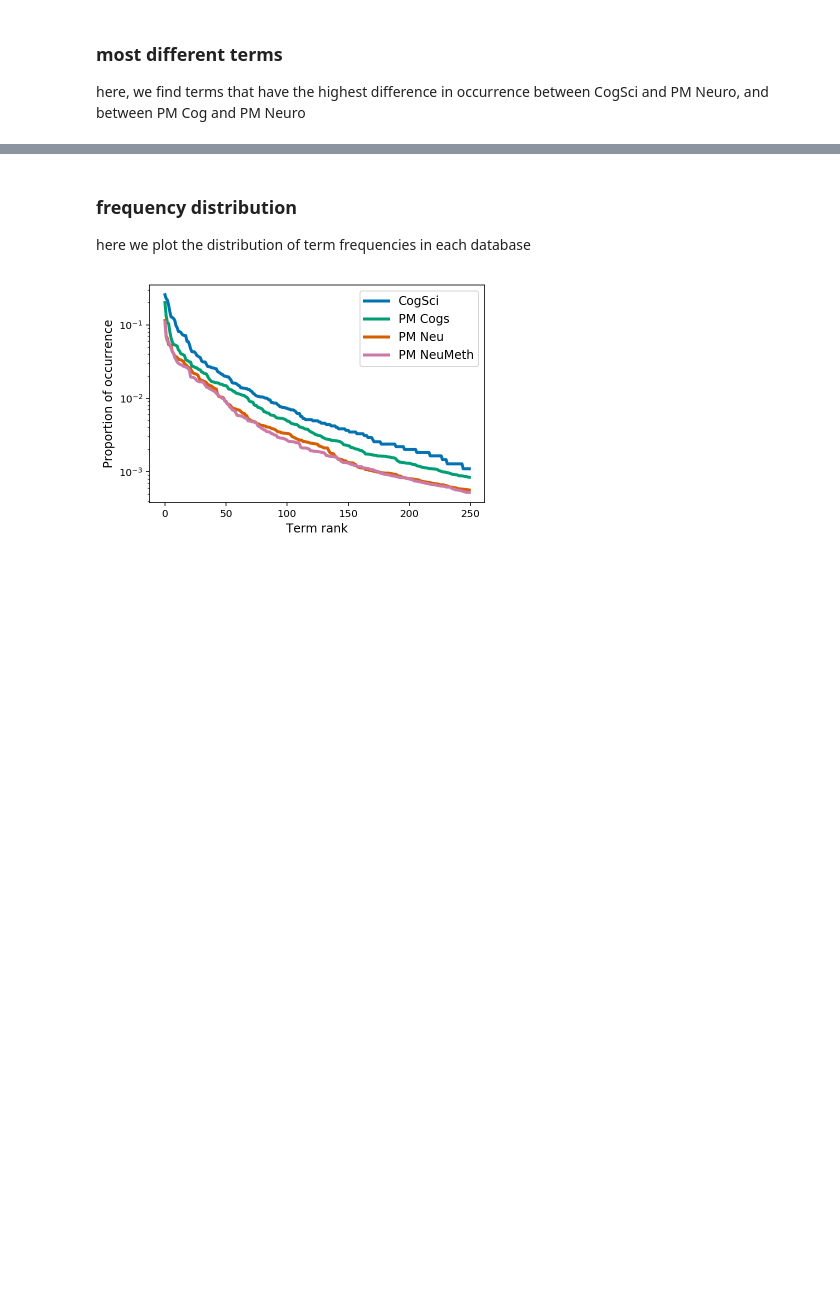
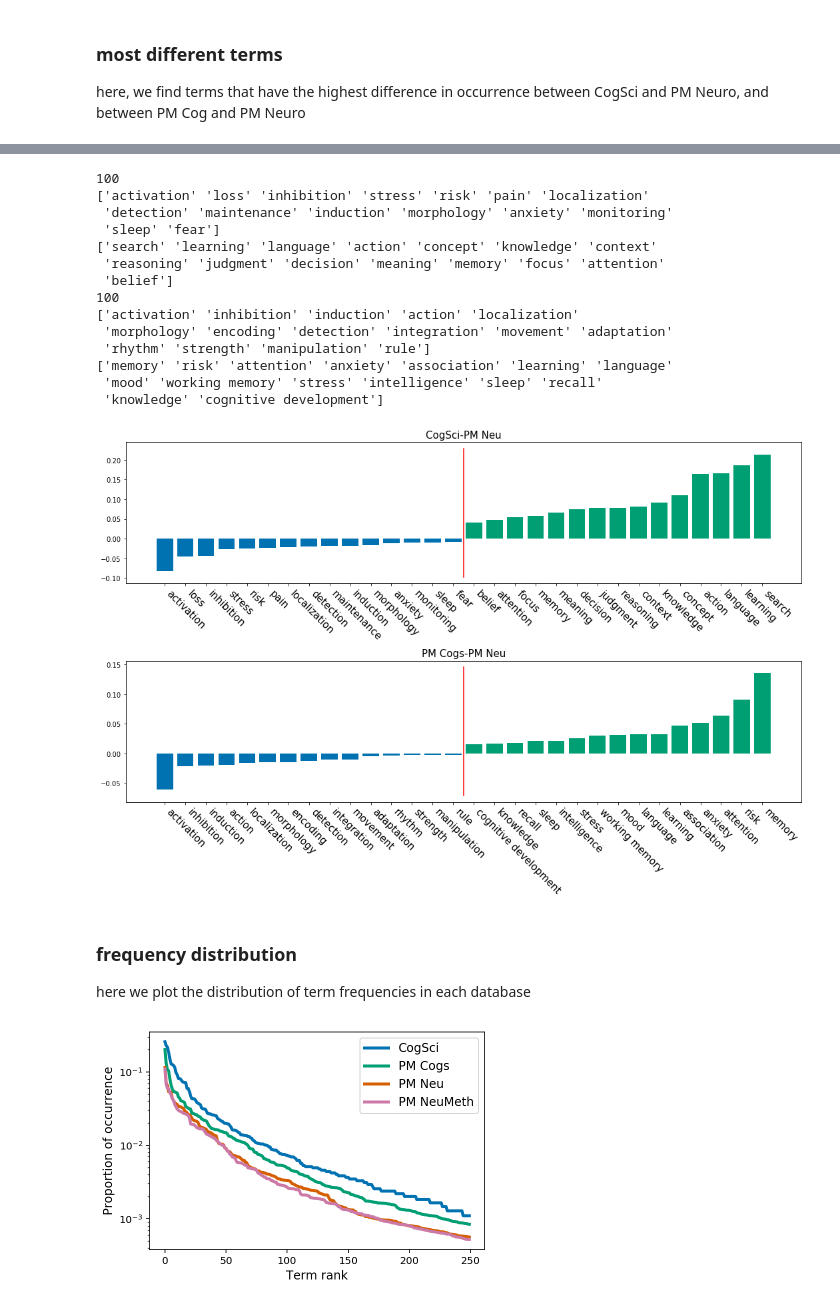
Before and after one commit to voytekresearch/IdentityCrisis, a Jupyter notebook: analysis/counts_analysis.ipynb, the cells around one changed output, grey strips where cells are left out. Drawn from its saved outputs; the diff is of its cells as text; code cells hidden in the pictures; blank space fills up the shorter version.

```diff
--- a/analysis/counts_analysis.ipynb
+++ b/analysis/counts_analysis.ipynb
@@ -108,3 +108,46 @@ plt.tight_layout()
+# %%
+# term proportion difference between PMCog and PMNeuro
+plt.figure(figsize=(15,10))
+
+comps = [[0,2],[1,2]]
+for i in range(2):
+    plt.subplot(2,1,i+1)
+    comp = comps[i]
+    top_n = 15
+    common_thresh = 0.005 #only include words that are in at least this proportion of entries in PM Cog
+    common_idx = all_counts[:,1]>common_thresh
+    common_counts = all_counts[common_idx,:]
+    common_terms = terms[common_idx]
+    print(len(common_terms))
+    termDiff = common_counts[:,comp[0]] - common_counts[:,comp[1]]
+
+
+    plt.bar(range(top_n),termDiff[np.argsort(termDiff)][:top_n])
+    plt.bar(range(top_n,top_n*2), termDiff[np.argsort(termDiff)][-top_n:])
+    plt.title(columns[comp[0]] + '-' + columns[comp[1]], fontsize=15)
+    plt.plot([top_n-0.5]*2, plt.ylim() , 'r')
+    print(common_terms[np.argsort(termDiff)[:top_n]])
+    print(common_terms[np.argsort(termDiff)[:-(top_n+1):-1]])
+    plt.xticks(range(top_n*2), np.append(common_terms[np.argsort(termDiff)[:top_n]],
+        common_terms[np.argsort(termDiff)[-top_n:]]), rotation=-45, fontsize=15, ha='left');
+
+plt.tight_layout()
+# %% [output]
+100
+['activation' 'loss' 'inhibition' 'stress' 'risk' 'pain' 'localization'
+ 'detection' 'maintenance' 'induction' 'morphology' 'anxiety' 'monitoring'
+ 'sleep' 'fear']
+['search' 'learning' 'language' 'action' 'concept' 'knowledge' 'context'
+ 'reasoning' 'judgment' 'decision' 'meaning' 'memory' 'focus' 'attention'
+ 'belief']
+100
+['activation' 'inhibition' 'induction' 'action' 'localization'
+ 'morphology' 'encoding' 'detection' 'integration' 'movement' 'adaptation'
+ 'rhythm' 'strength' 'manipulation' 'rule']
+['memory' 'risk' 'attention' 'anxiety' 'association' 'learning' 'language'
+ 'mood' 'working memory' 'stress' 'intelligence' 'sleep' 'recall'
+ 'knowledge' 'cognitive development']
+[figure, added]
 # %% [markdown]
 ### frequency distribution
 here we plot the distribution of term frequencies in each database
```
Also changed, not shown: parts of 3 cells of this notebook, 2 other files.
